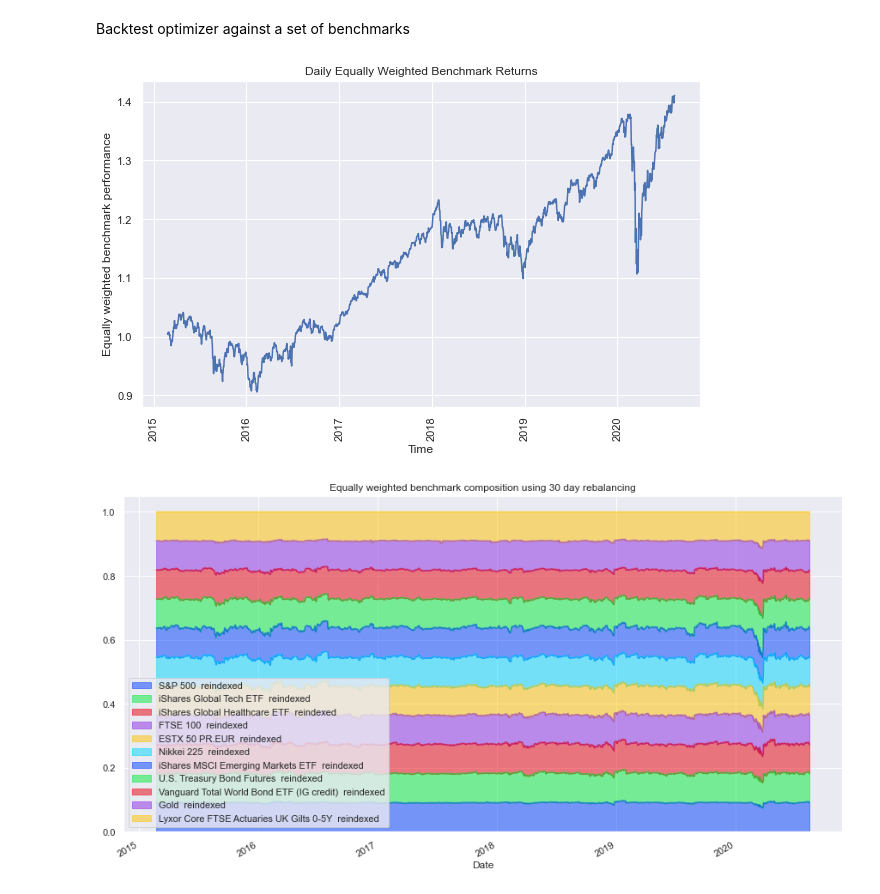
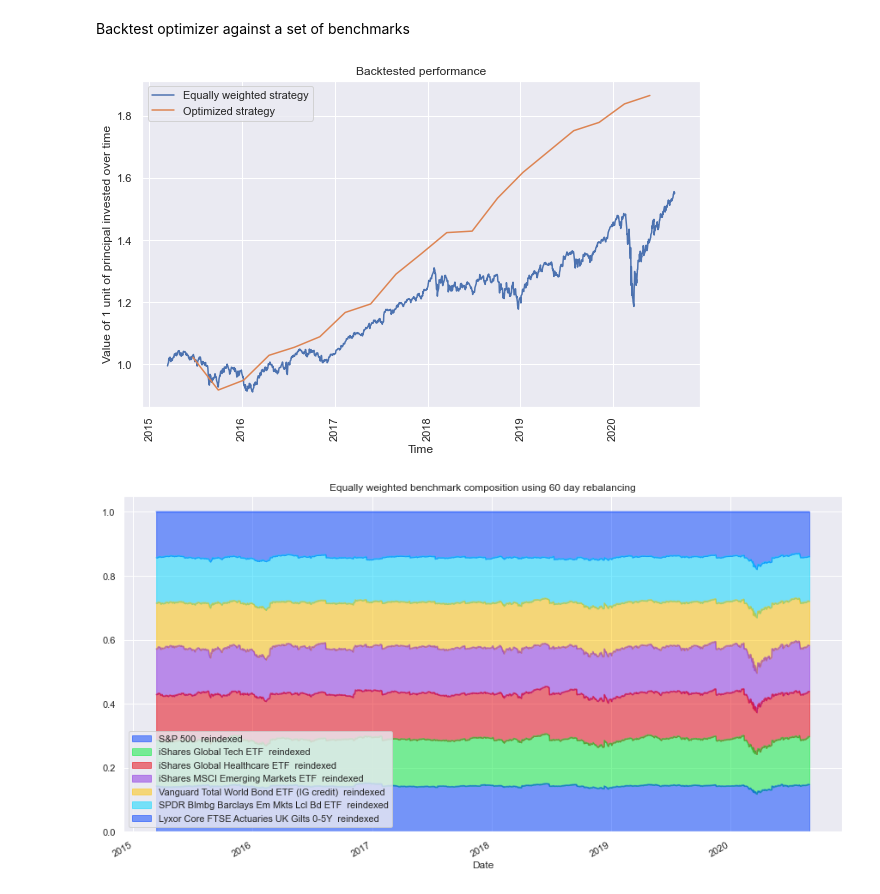
Before and after one commit to dhirlea/Portfolio-Optimizer, a Jupyter notebook: YahooPortfolioOptimizer.ipynb, the cells around one changed output. Saved outputs shown, nothing was run; the diff lists cells and outputs as text; code cells hidden in the pictures.

Commit message:
Added backtesting for optimal strategy

```diff
--- a/YahooPortfolioOptimizer.ipynb
+++ b/YahooPortfolioOptimizer.ipynb
@@ -134,7 +132,7 @@ Create optimizer inputs: holding period return, risk and covariance matrix
 # %%
 #Calculate a dataframe of return and volatility to use as input to optimizer
 
-mean_variance_lookback = 50
+mean_variance_lookback = 100
 
 optimizer_return_inputs_list = []
 optimizer_volatility_inputs_list = []
@@ -160,7 +158,9 @@ display(optimizer_inputs_df)
 resampled_securities_return_df = 1 + securities_return_df
 resampled_securities_return_df = resampled_securities_return_df.resample(str(mean_variance_lookback)+'D').apply(np.prod)
 resampled_securities_return_df = resampled_securities_return_df -1
+resampled_securities_return_df = resampled_securities_return_df.shift(periods = 1, fill_value = 0)
 
+#Print covariance matrix for debugging purposes
 display(resampled_securities_return_df.tail())
 # %% [output]
 |  | Annualised Return | Annualised Volatility |
@@ -192,7 +188,7 @@ def port_ret(weights, returns):
 
 def optimizer_port_ret(weights):
     """ Computes portfolio return given a set of weights and assumes a set of security returns defined prior in the script"""
-    return port_ret(weights, optimizer_inputs_df['Annualised Return'])
+    return port_ret(weights, optimizer_inputs_df['Annualised Return']*1.2)
 
 def port_vol(weights, cov_matrix):
     return np.sqrt(np.dot(weights.transpose(), np.dot(cov_matrix, weights)))
@@ -210,7 +206,7 @@ def optimizer_port_sharpe(weights):
 #Define optimisation constraints eg. sum of all portfolio weights = 100%
 #Boundaries on parameters eg. limit to non-negative values assuming short selling is not permitted
 
-minimum_position_size = 0.00
+minimum_position_size = 0
 constraints = ({'type':'eq', 'fun' : lambda x: np.sum(x)-1})
 boundaries =tuple((minimum_position_size,1) for x in range(len(securities_dictionary)))
 
@@ -251,6 +247,11 @@ optimal_portfolio_df_backtest = pd.DataFrame(optimal_portfolio_dict_backtest).T
 optimal_portfolio_df_backtest.columns = securities_dictionary.keys()
 
 print('Backtested strategy rebalanced weights are', '\n')
-display(optimal_portfolio_df_backtest.tail())
+display(optimal_portfolio_df_backtest.head())
+
+optimal_portfolio_df_backtest_returns = np.multiply(optimal_portfolio_df_backtest, resampled_securities_return_df)
+optimal_portfolio_df_backtest_returns['Backtested strategy'] = optimal_portfolio_df_backtest_returns.sum(axis='columns')
+optimal_portfolio_df_backtest_returns.drop(optimal_portfolio_df_backtest_returns.index[0], inplace=True)
+optimal_portfolio_df_backtest_principal = np.cumprod(1+optimal_portfolio_df_backtest_returns['Backtested strategy'])
 # %% [output]
 'Optimal portfolio weights'
@@ -358,7 +351,7 @@ Backtest optimizer against a set of benchmarks
 #Create a backtest benchmark using an equally weighted portfolio
 
 #Specify rebalance period eg 5 days
-rebalance_period = 30
+rebalance_period = 60
 
 #Construct a dataframe of drifted benchmark weights
 equal_weights_index =[1 for x in enumerate(securities_return_df.columns)]
@@ -372,8 +365,9 @@ drift_index_df = pd.concat([start_index_df, securities_return_df])
 drifted_col_names = [name.strip('return')+' reindexed' for name in drift_index_df.columns]
 drift_index_df.columns = drifted_col_names
 
+
 for day in drift_index_df.index:
-    if drift_index_df.loc[:day,'S&P 500  reindexed'].count() % rebalance_period == 0:
+    if drift_index_df.loc[:day, drift_index_df.columns[0]].count() % rebalance_period == 0:
         drift_index_df.loc[day] = 1
 
 for day in drift_index_df.index:
@@ -393,42 +387,45 @@ for col in drift_index_df.columns:
 drift_weights_df.drop(['Levels sum'], axis=1, inplace=True)
 
 # Shift returns dataframe by 1 day to account for timing differences
 zeroes_df = pd.DataFrame(np.full((1,drift_weights_df.shape[1]), 0))
 zeroes_df.columns = securities_return_df.columns
 zeroes_df['Date'] = securities_price_df.index[-1]
 zeroes_df.set_index('Date', inplace=True)
 
 reindexed_securities_return_df = securities_return_df.append(zeroes_df)
 
 # Compute benchmark return as the dot product of the drifted weights and the securities return. Drop last record to account for the offset in returns
 
 equal_portfolio_returns_df = np.multiply(reindexed_securities_return_df,drift_weights_df)
 
 equal_portfolio_returns_df = equal_portfolio_returns_df.loc[~equal_portfolio_returns_df.index.duplicated(keep='first')]
 
 equal_portfolio_returns_df['Equal weighted portfolio return'] = equal_portfolio_returns_df.sum(axis='columns')
 
 #display(drift_weights_df.tail())
 #display(reindexed_securities_return_df.tail())
 #display(equal_portfolio_returns_df.tail())
 
 # Plot benchmark returns
 
 sns.set()
 plt.figure(figsize=(10, 6))
-plt.plot(equal_portfolio_returns_df.index, np.cumprod(1+equal_portfolio_returns_df['Equal weighted portfolio return']))
+plt.plot(equal_portfolio_returns_df.index, np.cumprod(1+equal_portfolio_returns_df['Equal weighted portfolio return']), label='Equally weighted strategy')
+plt.plot(optimal_portfolio_df_backtest_principal, label = 'Optimized strategy')
 plt.xticks(rotation=90)
-plt.title('Daily Equally Weighted Benchmark Returns')
+plt.title('Backtested performance')
 plt.xlabel('Time')
-plt.ylabel('Equally weighted benchmark performance')
+plt.ylabel('Value of 1 unit of principal invested over time')
+plt.legend()
 plt.show()
-
-#Plot drifted benchmark weights
-plt.style.use('seaborn-bright')
-drift_weights_df.plot.area(legend=False, alpha=0.5, figsize=(15,8))
-plt.title('Equally weighted benchmark composition using '+ str(rebalance_period) + ' day rebalancing')
-plt.legend(loc = 'lower left')
-plt.show()
 # %% [output]
-[figure, old version]
+[figure, new version]
-[figure, removed]
+# %%
+#Plot drifted benchmark weights
+plt.style.use('seaborn-bright')
+drift_weights_df.plot.area(legend=False, alpha=0.5, figsize=(15,8))
+plt.title('Equally weighted benchmark composition using '+ str(rebalance_period) + ' day rebalancing')
+plt.legend(loc = 'lower left')
+plt.show()
+# %% [output]
+[figure, added]
```
Also changed, not shown: parts of 6 cells of this notebook.
